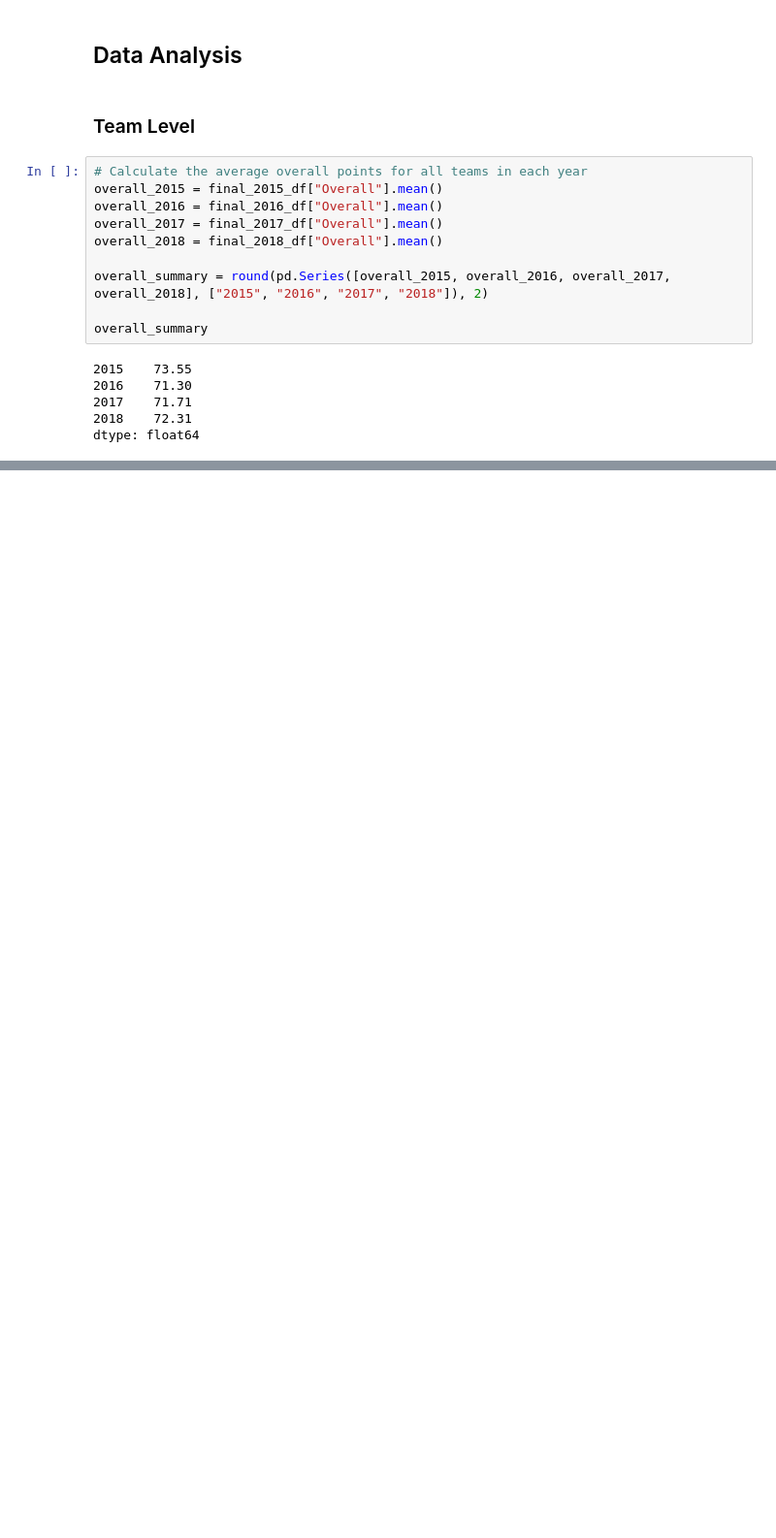
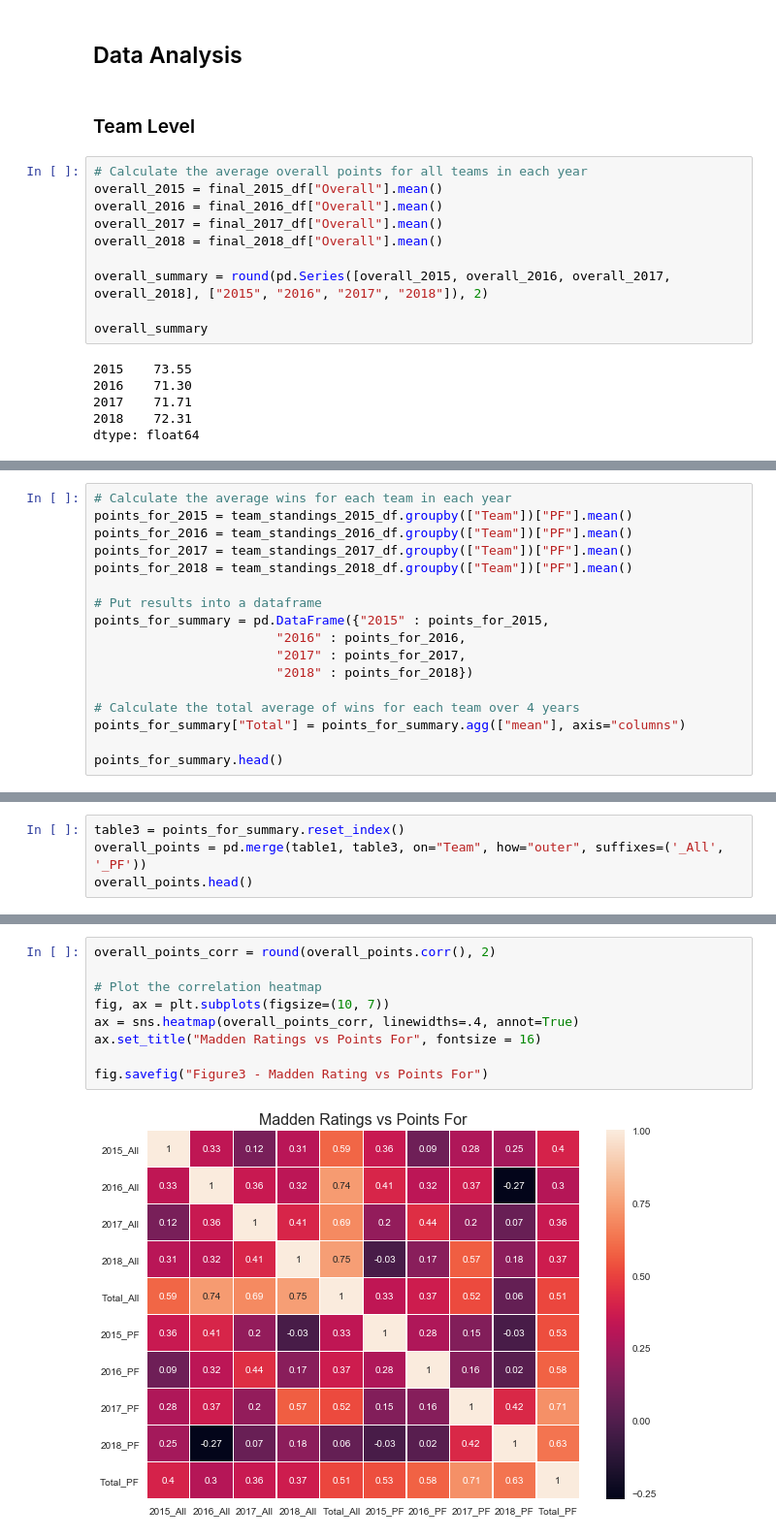
Before and after one commit to 00geist00/project-one, a Jupyter notebook: data_import.ipynb, the cells around one changed output, grey strips where cells are left out. Shown at 97% size. Cells and saved outputs as stored; diff of their text form; blank space fills up the shorter version.

```diff
--- a/data_import.ipynb
+++ b/data_import.ipynb
@@ -215,0 +254,17 @@ win_summary.head()
+# %%
+# Calculate the average wins for each team in each year
+points_for_2015 = team_standings_2015_df.groupby(["Team"])["PF"].mean()
+points_for_2016 = team_standings_2016_df.groupby(["Team"])["PF"].mean()
+points_for_2017 = team_standings_2017_df.groupby(["Team"])["PF"].mean()
+points_for_2018 = team_standings_2018_df.groupby(["Team"])["PF"].mean()
+
+# Put results into a dataframe
+points_for_summary = pd.DataFrame({"2015" : points_for_2015,
+                        "2016" : points_for_2016,
+                        "2017" : points_for_2017,
+                        "2018" : points_for_2018})
+
+# Calculate the total average of wins for each team over 4 years
+points_for_summary["Total"] = points_for_summary.agg(["mean"], axis="columns")
+
+points_for_summary.head()
@@ -215,0 +279,4 @@ win_summary.head()
+# %%
+table3 = points_for_summary.reset_index()
+overall_points = pd.merge(table1, table3, on="Team", how="outer", suffixes=('_All', '_PF'))
+overall_points.head()
@@ -215,0 +290,11 @@ win_summary.head()
+# %%
+overall_points_corr = round(overall_points.corr(), 2)
+
+# Plot the correlation heatmap
+fig, ax = plt.subplots(figsize=(10, 7))
+ax = sns.heatmap(overall_points_corr, linewidths=.4, annot=True)
+ax.set_title("Madden Ratings vs Points For", fontsize = 16)
+
+fig.savefig("Figure3 - Madden Rating vs Points For")
+# %% [output]
+[figure, added]
```
Also changed, not shown: parts of 11 cells of this notebook, 3 other files.
